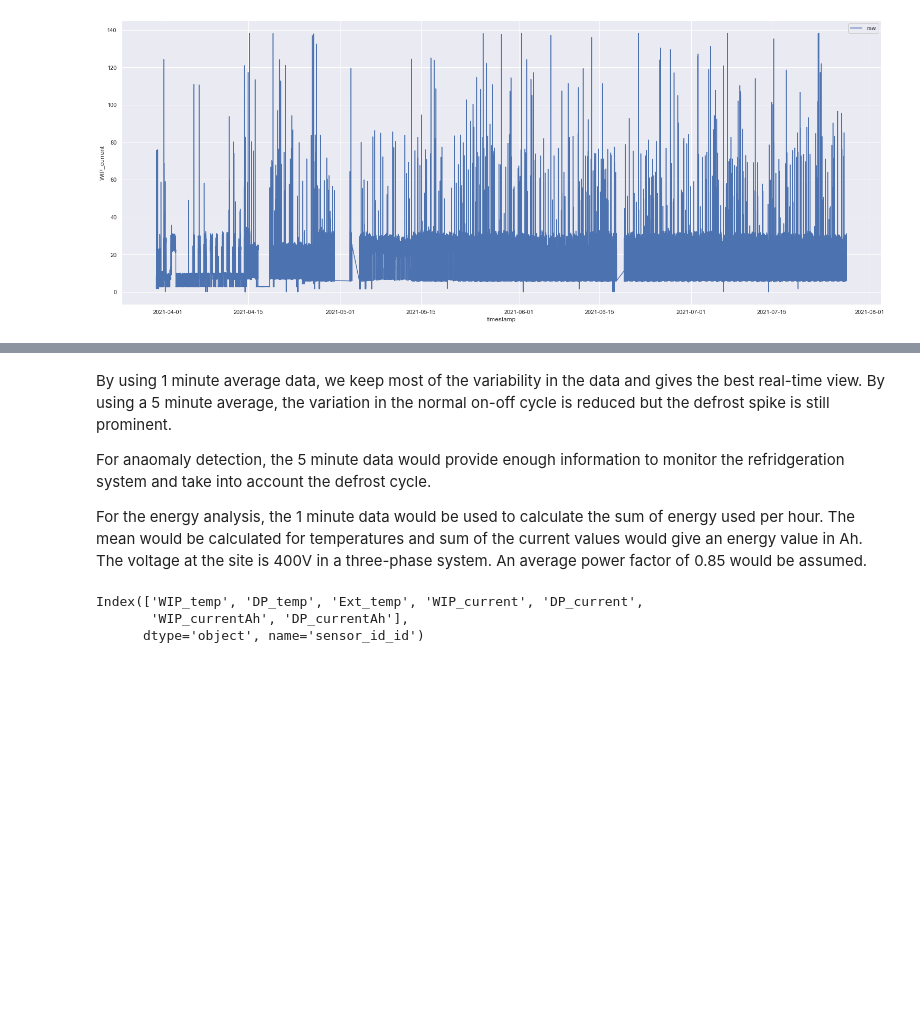
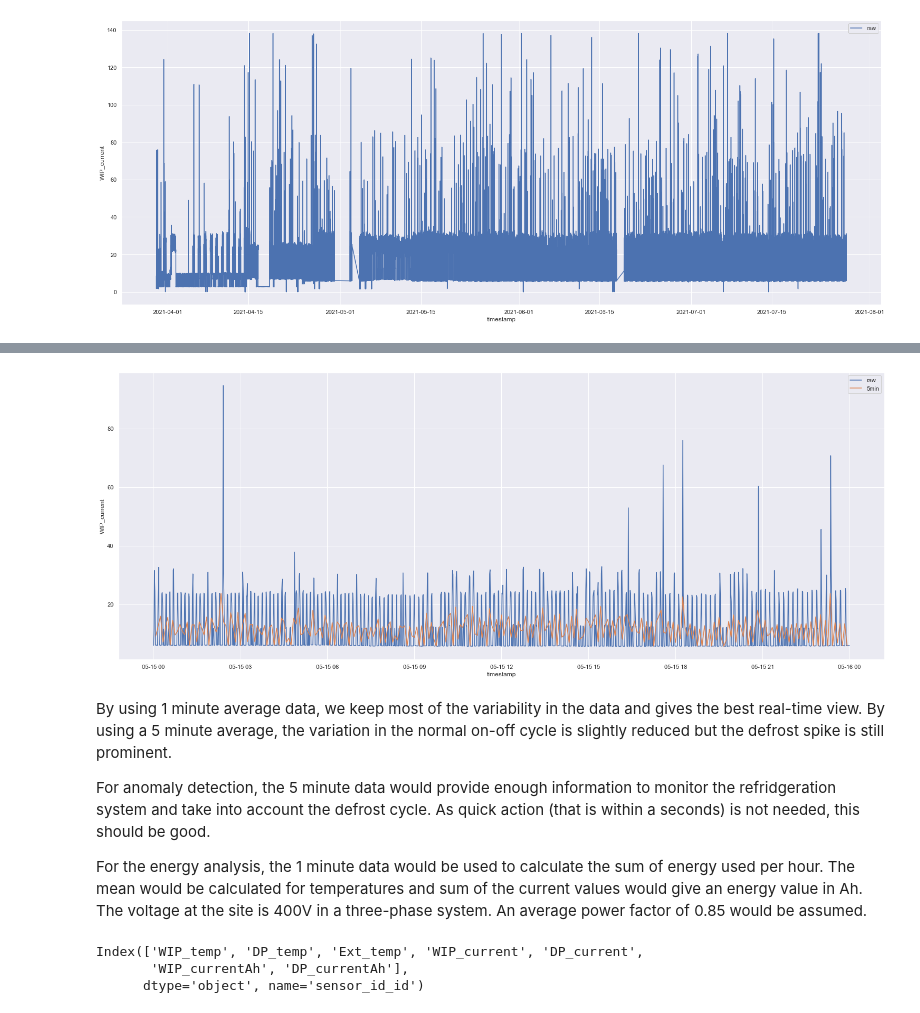
Before and after one commit to cnrd-dev/cheese-factory, a Jupyter notebook: notebooks/data-etl.ipynb, the cells around one changed output, grey strips where cells are left out. Drawn from its saved outputs; the diff is of its cells as text; code cells hidden in the pictures; blank space fills up the shorter version.

```diff
--- a/notebooks/data-etl.ipynb
+++ b/notebooks/data-etl.ipynb
@@ -306,7 +339,15 @@ sns.histplot(data=dfp, x="WIP_current");
+# %%
+# compare raw data and 5 minute resampled data
+sns.lineplot(x=dfp.index[filter_raw], y="WIP_current", data=dfp[filter_raw], label="raw")
+
+filter_5min = (dfp_5min.index > '2021-05-15') & (dfp_5min.index < '2021-05-16')
+sns.lineplot(x=dfp_5min.index[filter_5min], y="WIP_current", data=dfp_5min[filter_5min], label="5min");
+# %% [output]
+[figure, added]
 # %% [markdown]
-By using 1 minute average data, we keep most of the variability in the data and gives the best real-time view. By using a 5 minute average, the variation in the normal on-off cycle is reduced but the defrost spike is still prominent.
+By using 1 minute average data, we keep most of the variability in the data and gives the best real-time view. By using a 5 minute average, the variation in the normal on-off cycle is slightly reduced but the defrost spike is still prominent.
 
-For anaomaly detection, the 5 minute data would provide enough information to monitor the refridgeration system and take into account the defrost cycle.
+For anomaly detection, the 5 minute data would provide enough information to monitor the refridgeration system and take into account the defrost cycle. As quick action (that is within a seconds) is not needed, this should be good.
 
 For the energy analysis, the 1 minute data would be used to calculate the sum of energy used per hour. The mean would be calculated for temperatures and sum of the current values would give an energy value in Ah. The voltage at the site is 400V in a three-phase system. An average power factor of 0.85 would be assumed.
 # %%
```
Also changed, not shown: parts of 41 cells of this notebook, 9 other files.
